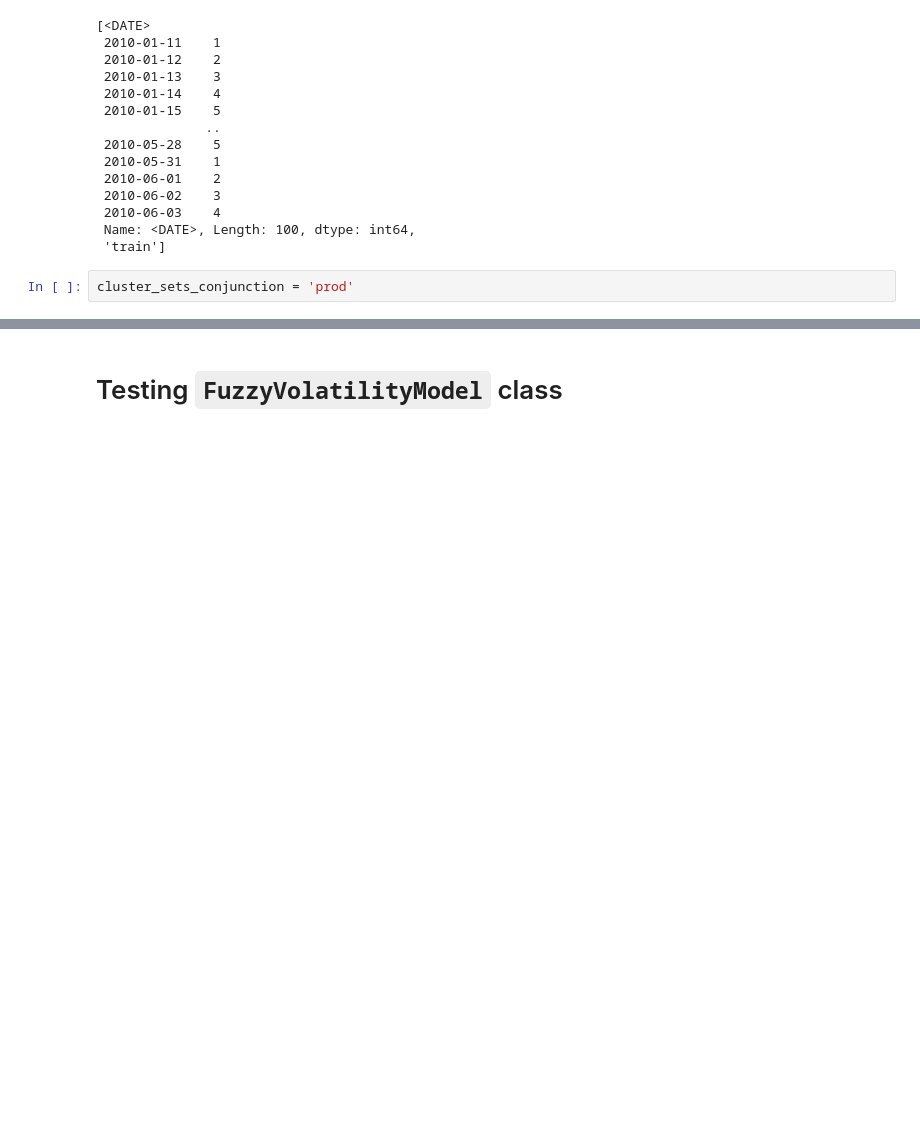
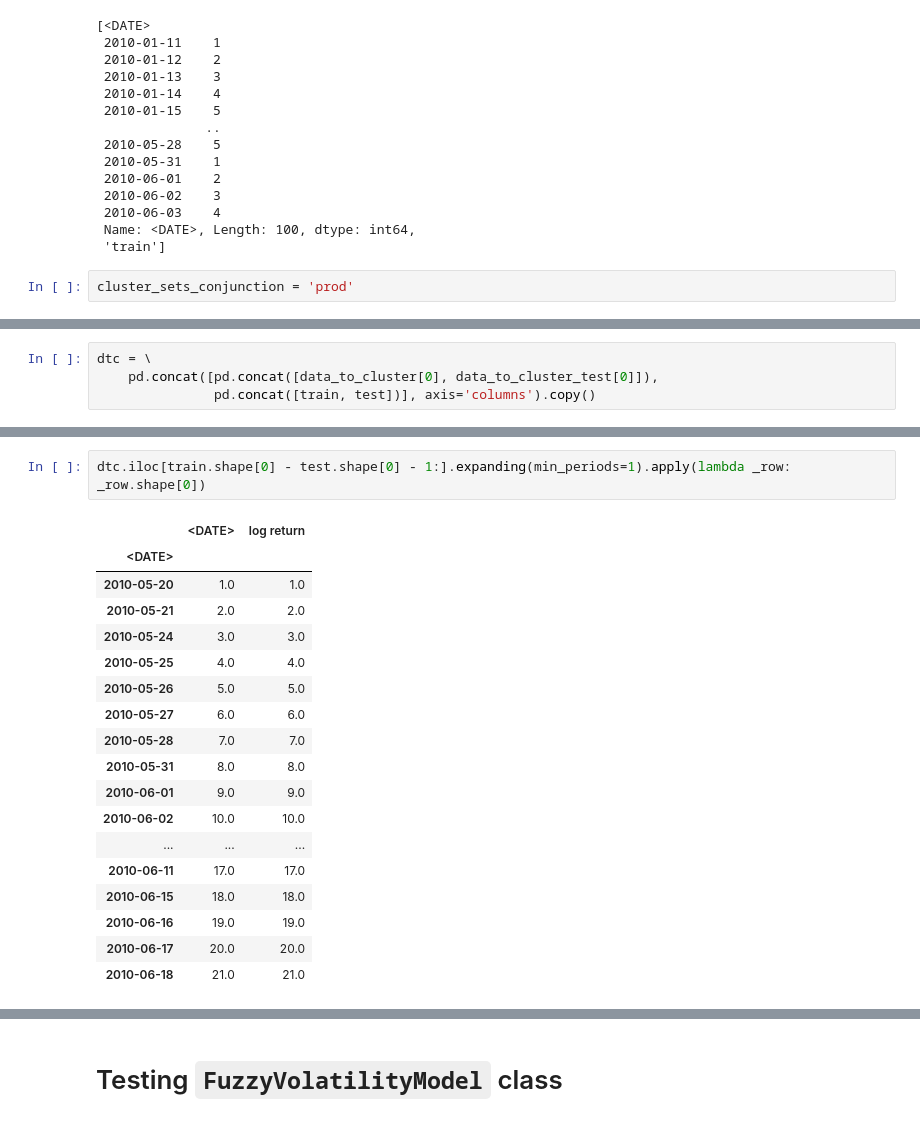
Before and after one commit to Northern125/fuzzy-volatility-modeling, a Jupyter notebook: seasonal_modeling/testing_model.ipynb, the cells around one changed output, grey strips where cells are left out. Cells and saved outputs as stored; diff of their text form; blank space fills up the shorter version.

```diff
--- a/seasonal_modeling/testing_model.ipynb
+++ b/seasonal_modeling/testing_model.ipynb
@@ -359,0 +375,4 @@ cluster_sets_conjunction = 'prod'
+# %%
+dtc = \
+    pd.concat([pd.concat([data_to_cluster[0], data_to_cluster_test[0]]),
+               pd.concat([train, test])], axis='columns').copy()
@@ -359,0 +399,21 @@ cluster_sets_conjunction = 'prod'
+# %%
+dtc.iloc[train.shape[0] - test.shape[0] - 1:].expanding(min_periods=1).apply(lambda _row: _row.shape[0])
+# %% [output]
+|  | <DATE> | log return |
+| <DATE> |  |  |
+| 2010-05-20 | 1.0 | 1.0 |
+| 2010-05-21 | 2.0 | 2.0 |
+| 2010-05-24 | 3.0 | 3.0 |
+| 2010-05-25 | 4.0 | 4.0 |
+| 2010-05-26 | 5.0 | 5.0 |
+| 2010-05-27 | 6.0 | 6.0 |
+| 2010-05-28 | 7.0 | 7.0 |
+| 2010-05-31 | 8.0 | 8.0 |
+| 2010-06-01 | 9.0 | 9.0 |
+| 2010-06-02 | 10.0 | 10.0 |
+| ... | ... | ... |
+| 2010-06-11 | 17.0 | 17.0 |
+| 2010-06-15 | 18.0 | 18.0 |
+| 2010-06-16 | 19.0 | 19.0 |
+| 2010-06-17 | 20.0 | 20.0 |
+| 2010-06-18 | 21.0 | 21.0 |
```
Also changed, not shown: parts of 94 cells of this notebook, 1 other file.
